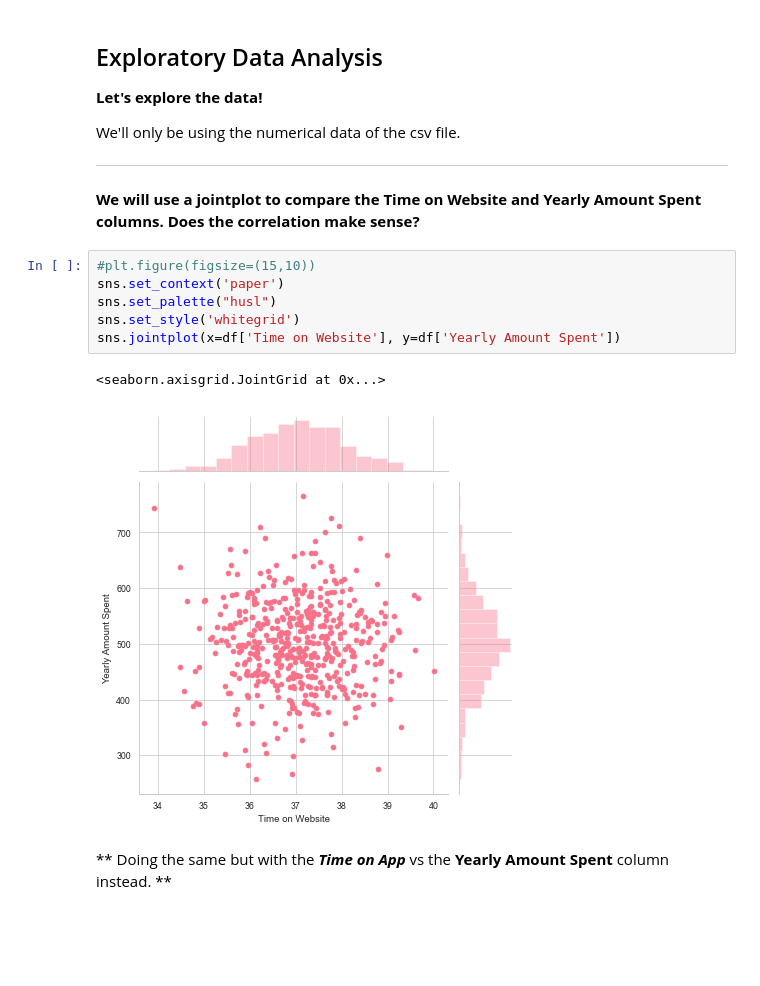
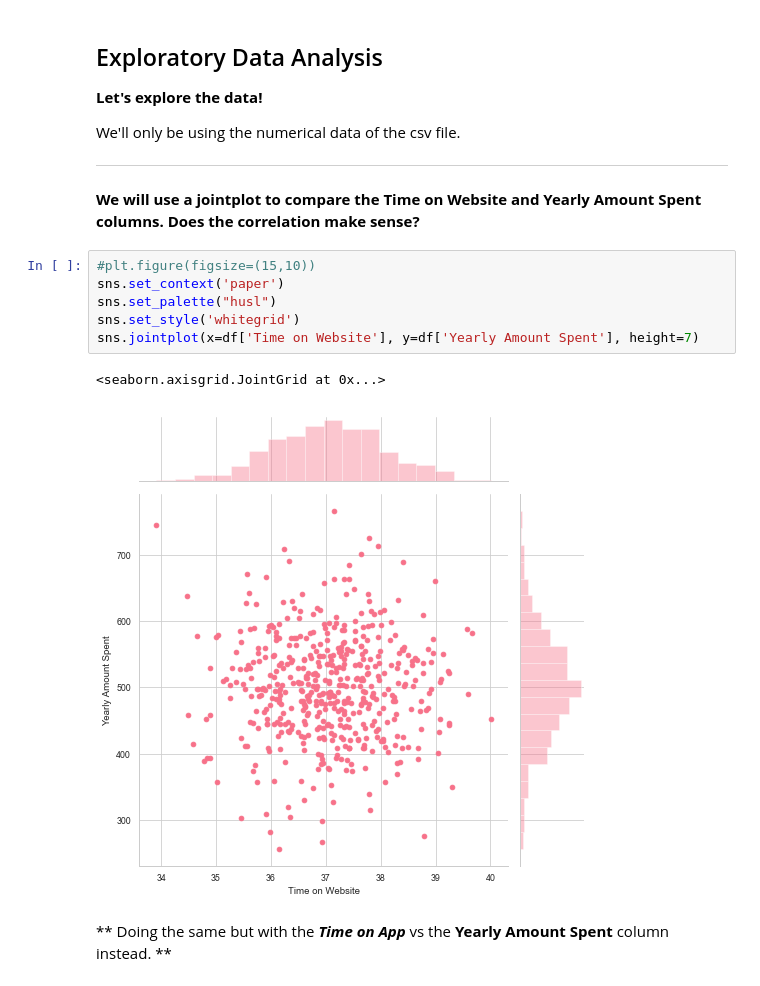
Before and after one commit to rfhussain/Predictions-Using-Linear-Regression, a Jupyter notebook: lin_regress.ipynb, the cells around one changed output. Saved outputs shown, nothing was run; the diff lists cells and outputs as text; blank space fills up the shorter version.

```diff
--- a/lin_regress.ipynb
+++ b/lin_regress.ipynb
@@ -79,12 +79,12 @@ ___
 # %%
 #plt.figure(figsize=(15,10))
 sns.set_context('paper')
 sns.set_palette("husl")
 sns.set_style('whitegrid')
-sns.jointplot(x=df['Time on Website'], y=df['Yearly Amount Spent'])
+sns.jointplot(x=df['Time on Website'], y=df['Yearly Amount Spent'], height=7)
 # %% [output]
 <seaborn.axisgrid.JointGrid at 0x...>
-[figure, old version]
+[figure, new version]
 # %% [markdown]
 ** Doing the same but with the ***Time on App*** vs the **Yearly Amount Spent** column instead. **
 # %%
```
Also changed, not shown: parts of 4 cells of this notebook.
